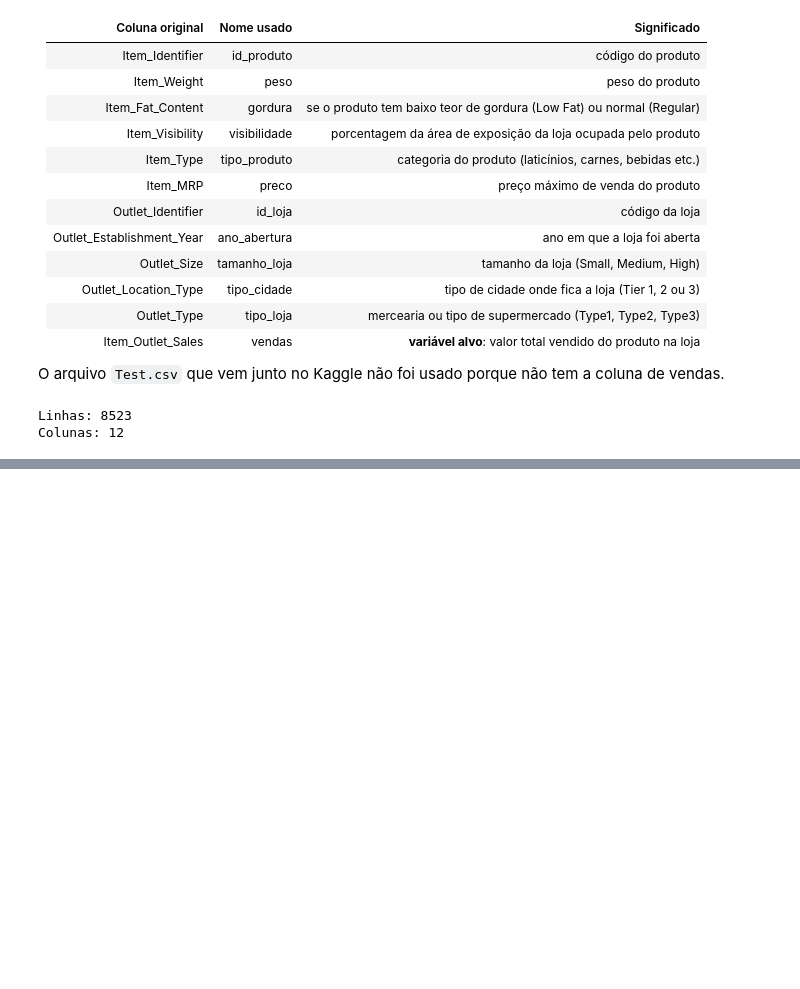
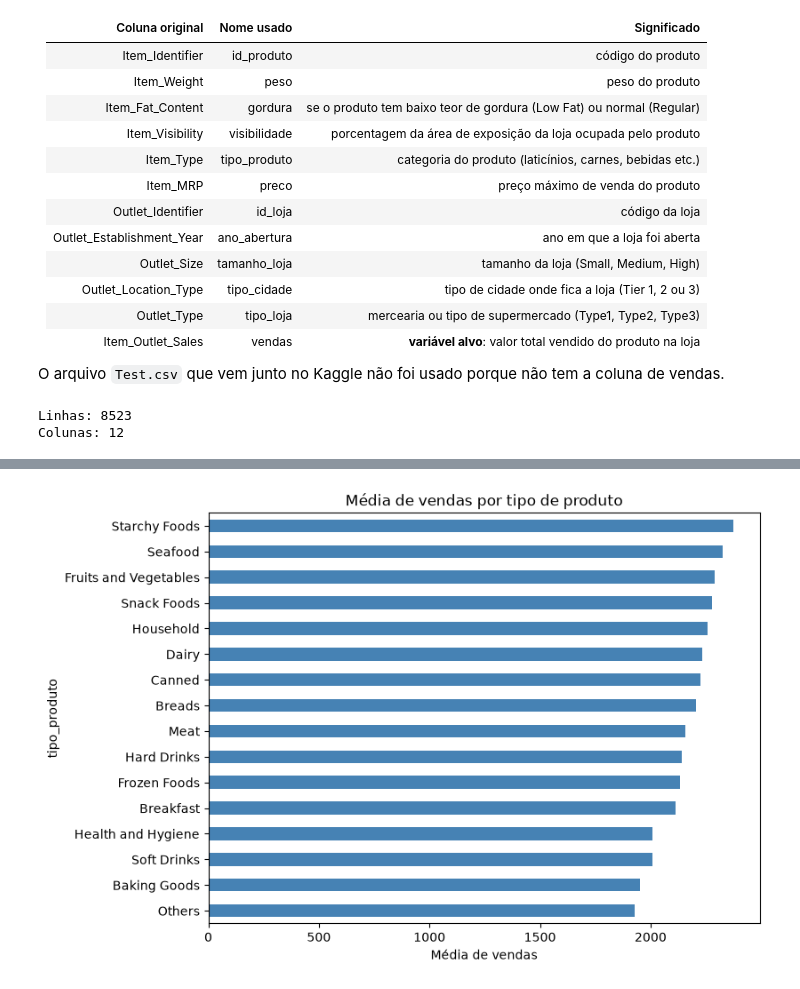
Before and after one commit to JlucasFaria/projeto-ml, a Jupyter notebook: notebooks/05_vendas_bigmart.ipynb, the cells around one changed output, grey strips where cells are left out. Cells and saved outputs as stored; diff of their text form; code cells hidden in the pictures; blank space fills up the shorter version.

```diff
--- a/notebooks/05_vendas_bigmart.ipynb
+++ b/notebooks/05_vendas_bigmart.ipynb
@@ -64,0 +194,8 @@ Colunas: 12
+# %%
+# media de vendas por tipo de produto
+df.groupby('tipo_produto')['vendas'].mean().sort_values().plot(kind='barh', color='steelblue', figsize=(8, 6))
+plt.title('Média de vendas por tipo de produto')
+plt.xlabel('Média de vendas')
+plt.show()
+# %% [output]
+[figure, added]
```
Also changed, not shown: parts of 15 cells of this notebook.
